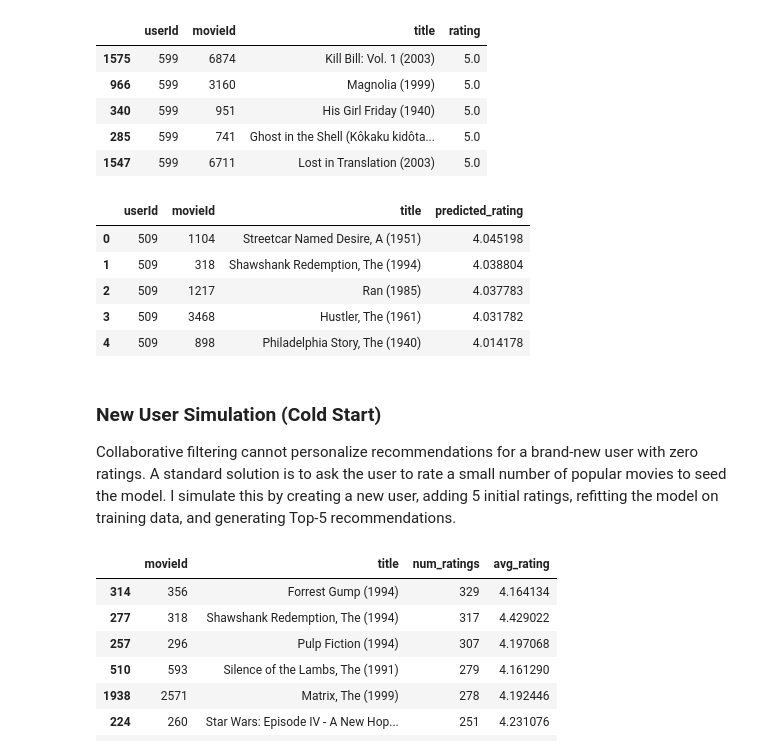
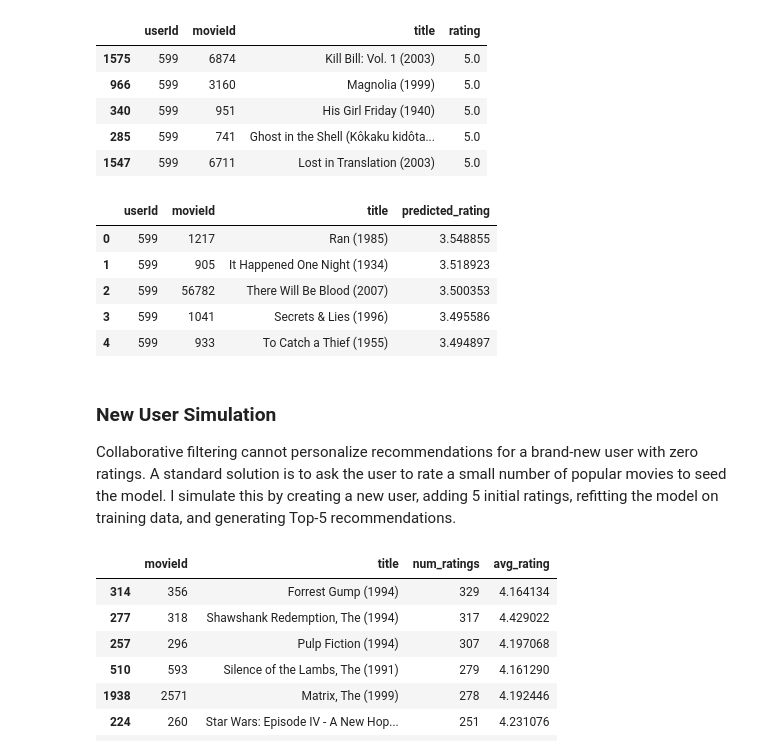
Before and after one commit to rahroy82/movielens-recommendation-system, a Jupyter notebook: RecommenderSystem_MovieLens.ipynb, the cells around one changed output. Cells and saved outputs as stored; diff of their text form; code cells hidden in the pictures.

```diff
--- a/RecommenderSystem_MovieLens_.ipynb
+++ b/RecommenderSystem_MovieLens.ipynb
@@ -41,12 +67,9 @@ I use the MovieLens “latest small” dataset (ml-latest-small) from GroupLens.
 # %%
-import pandas as pd
-import numpy as np
-import matplotlib.pyplot as plt
-
-ratings = pd.read_csv("data/ratings.csv")
-movies  = pd.read_csv("data/movies.csv")
-links   = pd.read_csv("data/links.csv")
-tags    = pd.read_csv("data/tags.csv")
+# Load MovieLens data files
+ratings = pd.read_csv(DATA_DIR / "ratings.csv")
+movies  = pd.read_csv(DATA_DIR / "movies.csv")
+links   = pd.read_csv(DATA_DIR / "links.csv")
+tags    = pd.read_csv(DATA_DIR / "tags.csv")
 
 ratings.head()
 # %% [output]
@@ -314,42 +359,49 @@ User's top-rated movies (from available ratings):
 # %%
 # Top-N recommender function + existing user recommendations
 
 movie_id_to_title = dict(zip(movies["movieId"], movies["title"]))
 
 def top_n_recs_for_user(algo, trainset, user_id_raw, n=5):
+    """Return Top-N recommendations for an existing user.
+
+    Steps:
+    1) Identify movies the user already rated in the training set
+    2) Predict ratings for all unseen movies
+    3) Sort by predicted rating and return the Top-N
+    """
     inner_uid = trainset.to_inner_uid(user_id_raw)
+
     rated_inner_iids = {iid for (iid, _) in trainset.ur[inner_uid]}
     all_inner_iids = set(range(trainset.n_items))
     unseen_inner_iids = list(all_inner_iids - rated_inner_iids)
 
     scored = []
     for inner_iid in unseen_inner_iids:
         raw_iid = int(trainset.to_raw_iid(inner_iid))
         est = algo.predict(user_id_raw, raw_iid).est
         scored.append((raw_iid, est))
 
     scored.sort(key=lambda x: x[1], reverse=True)
     top = scored[:n]
 
     return pd.DataFrame([{
         "userId": int(user_id_raw),
         "movieId": mid,
         "title": movie_id_to_title.get(mid, "Unknown"),
         "predicted_rating": float(est)
     } for mid, est in top])
 
-# pick a real user from training set
-CHOSEN_USER_ID = int(train_df["userId"].iloc[0])
+# Generate Top-5 recommendations for the chosen existing user
 top_n_recs_for_user(final_svd, full_trainset, CHOSEN_USER_ID, n=5)
 # %% [output]
 |  | userId | movieId | title | predicted_rating |
-| 0 | 509 | 1104 | Streetcar Named Desire, A (1951) | 4.045198 |
-| 1 | 509 | 318 | Shawshank Redemption, The (1994) | 4.038804 |
-| 2 | 509 | 1217 | Ran (1985) | 4.037783 |
-| 3 | 509 | 3468 | Hustler, The (1961) | 4.031782 |
-| 4 | 509 | 898 | Philadelphia Story, The (1940) | 4.014178 |
+| 0 | 599 | 1217 | Ran (1985) | 3.548855 |
+| 1 | 599 | 905 | It Happened One Night (1934) | 3.518923 |
+| 2 | 599 | 56782 | There Will Be Blood (2007) | 3.500353 |
+| 3 | 599 | 1041 | Secrets & Lies (1996) | 3.495586 |
+| 4 | 599 | 933 | To Catch a Thief (1955) | 3.494897 |
 # %% [markdown]
-### New User Simulation (Cold Start)
+### New User Simulation
 
 Collaborative filtering cannot personalize recommendations for a brand-new user with zero ratings. A standard solution is to ask the user to rate a small number of popular movies to seed the model. I simulate this by creating a new user, adding 5 initial ratings, refitting the model on training data, and generating Top-5 recommendations.
 # %%
```
Also changed, not shown: parts of 34 cells of this notebook.
